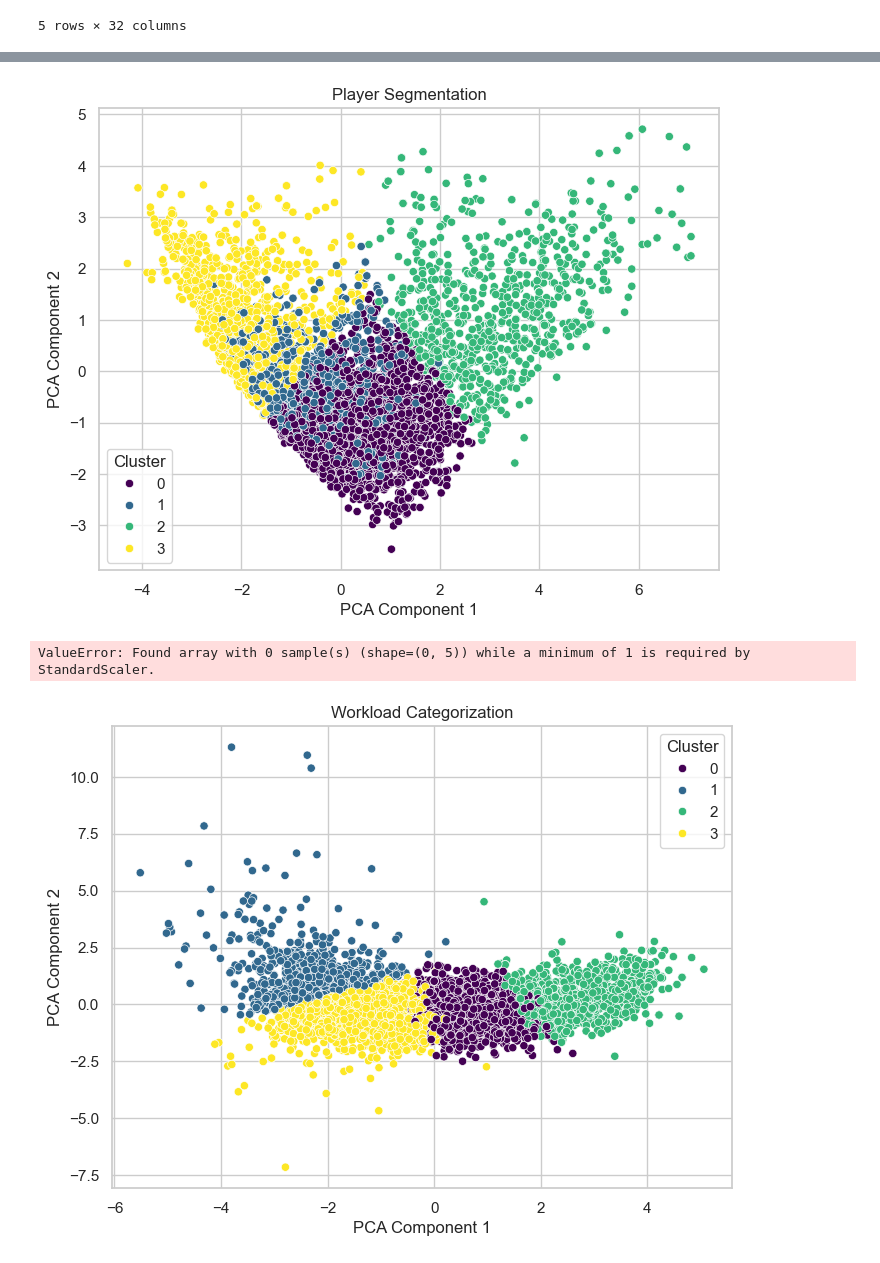
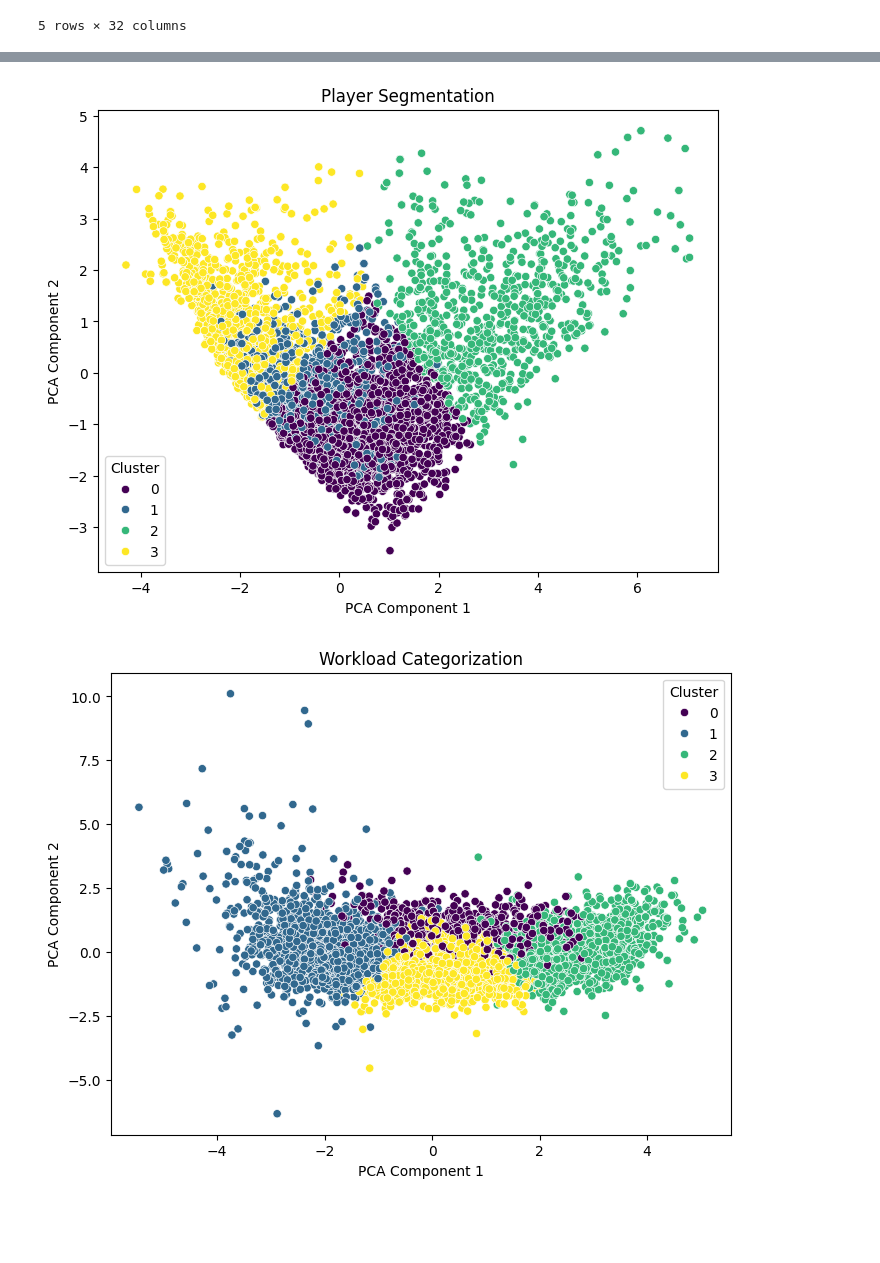
Before and after one commit to luciocanepa/data_science_project, a Jupyter notebook: clustering attempt.ipynb, the cells around one changed output, grey strips where cells are left out. Drawn from its saved outputs; the diff is of its cells as text; code cells hidden in the pictures; blank space fills up the shorter version.

Commit message:
imporved the clusters and did also the analysis of the clusters

```diff
--- a/clustering attempt.ipynb
+++ b/clustering attempt.ipynb
@@ -26,7 +30,7 @@ db.head()
 | 4 | 1628988 | Aaron Holiday | 22-23 | 22.5 | 26.0 | 72 | 185 | 57 | ... |
 5 rows × 32 columns
 # %%
-sns.set(style="whitegrid")
+# sns.set(style="whitegrid")
 # %%
 def evaluate_k_range(features, max_k=10):
     # Step 1: Extract and clean relevant columns
@@ -124,13 +124,4 @@ segmentation_features = [
 ]
 player_segments = run_clustering(segmentation_features, k=4, title="Player Segmentation")
 # %% [output]
-[figure, old version]
+[figure, new version]
-# %%
-# 2. Injury Pattern Identification: Based on injury frequency & related stats
-injury_features = [
-    'AGE', 'MIN', 'GP', 'INJURED_TYPE',  # assuming 'INJURY' is a binary or count column
-    'DIST_MILES'
-]
-injury_patterns = run_clustering(injury_features, k=3, title="Injury Pattern Clustering")
-# %% [output]
-ValueError: Found array with 0 sample(s) (shape=(0, 5)) while a minimum of 1 is required by StandardScaler.
@@ -137,8 +131,8 @@ ValueError: Found array with 0 sample(s) (shape=(0, 5)) while a minimum of 1 is
 # %%
 # 3. Workload Categorization: Based on intensity and minutes
 workload_features = [
-    'MIN', 'USG_PCT', 'FGA_PG', 'PACE', 'DIST_MILES'
+    'MIN', 'USG_PCT', 'FGA_PG', 'PACE', 'DIST_MILES', 'INJURY_CODE'
 ]
 workload_clusters = run_clustering(workload_features, k=4, title="Workload Categorization")
 # %% [output]
-[figure, old version]
+[figure, new version]
```
Also changed, not shown: parts of 18 cells of this notebook.
